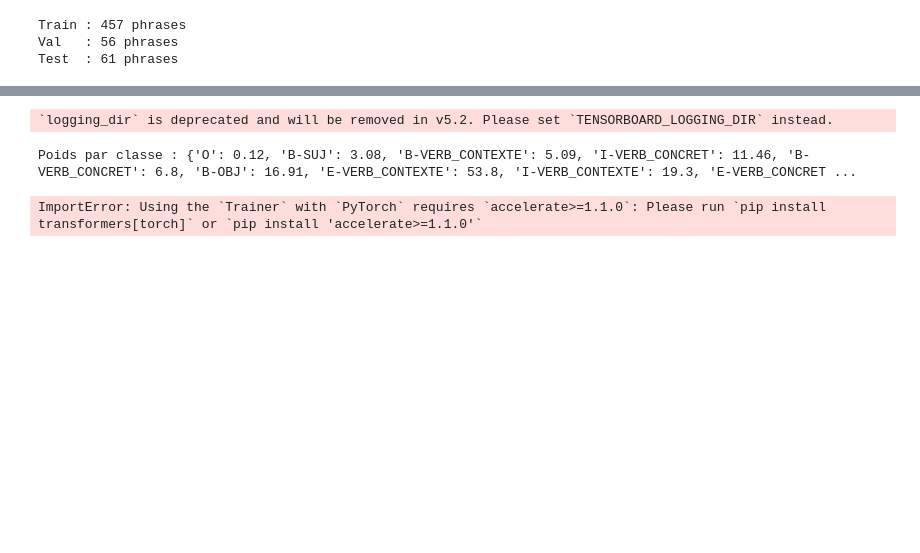
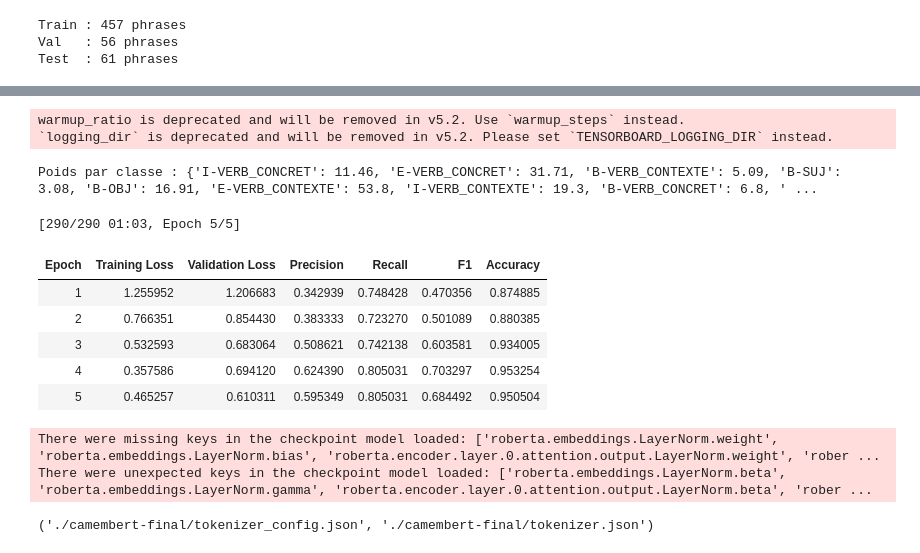
Before and after one commit to itsreivilo/Projet-de-NLP-Olivier, a Jupyter notebook: model.ipynb, the cells around one changed output, grey strips where cells are left out. Saved outputs shown, nothing was run; the diff lists cells and outputs as text; code cells hidden in the pictures; blank space fills up the shorter version.

```diff
--- a/model.ipynb
+++ b/model.ipynb
@@ -260,6 +312,7 @@ weights = torch.zeros(num_labels_conc)
 for label_id, count in counts.items():
     weights[label_id] = total / (num_labels_conc * count)
 print("Poids par classe :", {id2label[i]: round(w.item(), 2) for i, w in enumerate(weights)})
+weights = torch.clamp(weights, max=10.0)
 
 class WeightedTrainer(Trainer):
     def compute_loss(self, model, inputs, return_outputs=False, **kwargs):
@@ -275,42 +328,53 @@ class WeightedTrainer(Trainer):
 
 # Collator : gère le padding dynamique
 data_collator = DataCollatorForTokenClassification(tokenizer)
 
 training_args = TrainingArguments(
-    output_dir="./camembert-ner",
+    output_dir="./camembert",
     num_train_epochs=5,
-    per_device_train_batch_size=4,
-    per_device_eval_batch_size=4,
-    learning_rate=1e-5,
-    weight_decay=0.00,
+    per_device_train_batch_size=8,
+    per_device_eval_batch_size=8,
+    learning_rate=1e-4,
+    warmup_ratio = 0.1,
+    weight_decay=0.01,
     eval_strategy="epoch",
     save_strategy="epoch",
     load_best_model_at_end=True,
     metric_for_best_model="f1",
     logging_dir="./logs",
     logging_steps=1,
     fp16=False,
 )
 
 trainer = WeightedTrainer(
     model=model,
     args=training_args,
     train_dataset=tokenized_dataset["train"],
     eval_dataset=tokenized_dataset["validation"],
     processing_class=tokenizer,
     data_collator=data_collator,
     compute_metrics=compute_metrics
 )
 
 trainer.train()
 
 # Sauvegarde du meilleur modèle
-trainer.save_model("./camembert-ner-final")
-tokenizer.save_pretrained("./camembert-ner-final")
+trainer.save_model("./camembert-final")
+tokenizer.save_pretrained("./camembert-final")
 # %% [output]
+warmup_ratio is deprecated and will be removed in v5.2. Use `warmup_steps` instead.
 `logging_dir` is deprecated and will be removed in v5.2. Please set `TENSORBOARD_LOGGING_DIR` instead.
-Poids par classe : {'O': 0.12, 'B-SUJ': 3.08, 'B-VERB_CONTEXTE': 5.09, 'I-VERB_CONCRET': 11.46, 'B-VERB_CONCRET': 6.8, 'B-OBJ': 16.91, 'E-VERB_CONTEXTE': 53.8, 'I-VERB_CONTEXTE': 19.3, 'E-VERB_CONCRET ...
+Poids par classe : {'I-VERB_CONCRET': 11.46, 'E-VERB_CONCRET': 31.71, 'B-VERB_CONTEXTE': 5.09, 'B-SUJ': 3.08, 'B-OBJ': 16.91, 'E-VERB_CONTEXTE': 53.8, 'I-VERB_CONTEXTE': 19.3, 'B-VERB_CONCRET': 6.8, ' ...
-ImportError: Using the `Trainer` with `PyTorch` requires `accelerate>=1.1.0`: Please run `pip install transformers[torch]` or `pip install 'accelerate>=1.1.0'`
+[290/290 01:03, Epoch 5/5]
+| Epoch | Training Loss | Validation Loss | Precision | Recall | F1 | Accuracy |
+| 1 | 1.255952 | 1.206683 | 0.342939 | 0.748428 | 0.470356 | 0.874885 |
+| 2 | 0.766351 | 0.854430 | 0.383333 | 0.723270 | 0.501089 | 0.880385 |
+| 3 | 0.532593 | 0.683064 | 0.508621 | 0.742138 | 0.603581 | 0.934005 |
+| 4 | 0.357586 | 0.694120 | 0.624390 | 0.805031 | 0.703297 | 0.953254 |
+| 5 | 0.465257 | 0.610311 | 0.595349 | 0.805031 | 0.684492 | 0.950504 |
+There were missing keys in the checkpoint model loaded: ['roberta.embeddings.LayerNorm.weight', 'roberta.embeddings.LayerNorm.bias', 'roberta.encoder.layer.0.attention.output.LayerNorm.weight', 'rober ...
+There were unexpected keys in the checkpoint model loaded: ['roberta.embeddings.LayerNorm.beta', 'roberta.embeddings.LayerNorm.gamma', 'roberta.encoder.layer.0.attention.output.LayerNorm.beta', 'rober ...
+('./camembert-final/tokenizer_config.json', './camembert-final/tokenizer.json')
 # %%
 # Courbes d'apprentissage du modèle
 import json
```
Also changed, not shown: parts of 7 cells of this notebook, 7 other files.
